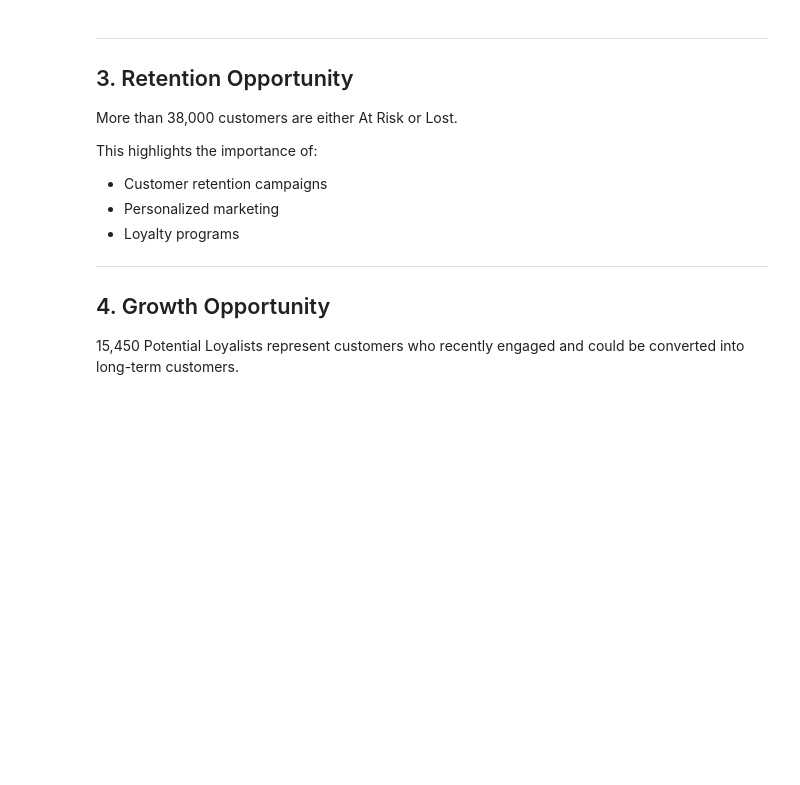
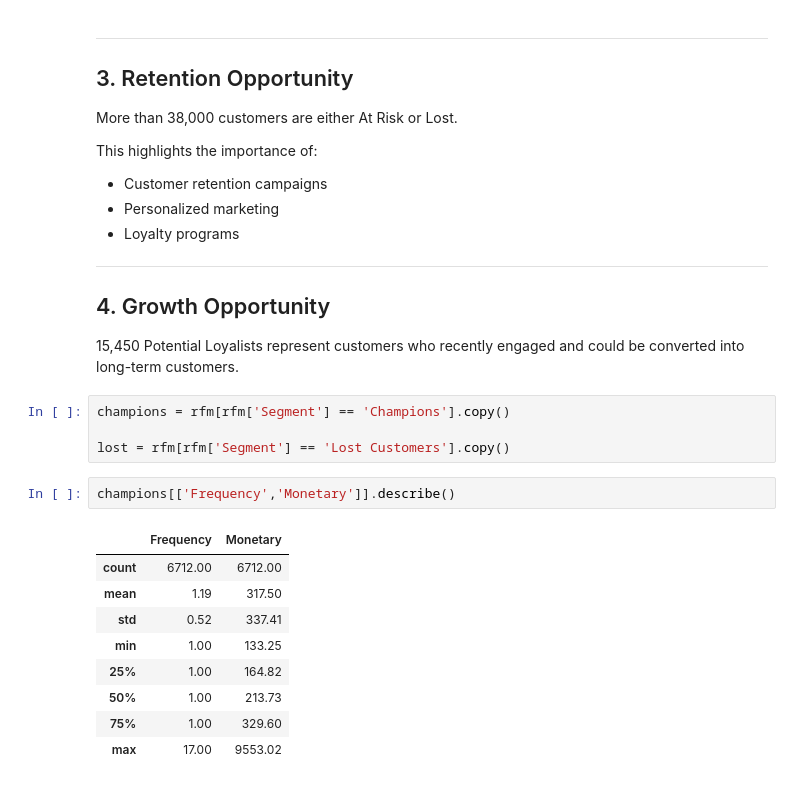
Before and after one commit to pybehnamshayan/olist-e2e-project, a Jupyter notebook: notebooks/RFM_Customer_Segmentation.ipynb, the cells around one changed output. Saved outputs shown, nothing was run; the diff lists cells and outputs as text; blank space fills up the shorter version.

```diff
--- a/notebooks/RFM_Customer_Segmentation.ipynb
+++ b/notebooks/RFM_Customer_Segmentation.ipynb
@@ -482,3 +482,19 @@ This highlights the importance of:
 ## 4. Growth Opportunity
 
 15,450 Potential Loyalists represent customers who recently engaged and could be converted into long-term customers.
+# %%
+champions = rfm[rfm['Segment'] == 'Champions'].copy()
+
+lost = rfm[rfm['Segment'] == 'Lost Customers'].copy()
+# %%
+champions[['Frequency','Monetary']].describe()
+# %% [output]
+|  | Frequency | Monetary |
+| count | 6712.00 | 6712.00 |
+| mean | 1.19 | 317.50 |
+| std | 0.52 | 337.41 |
+| min | 1.00 | 133.25 |
+| 25% | 1.00 | 164.82 |
+| 50% | 1.00 | 213.73 |
+| 75% | 1.00 | 329.60 |
+| max | 17.00 | 9553.02 |
```
Also changed, not shown: parts of 15 cells of this notebook, 5 other files.
